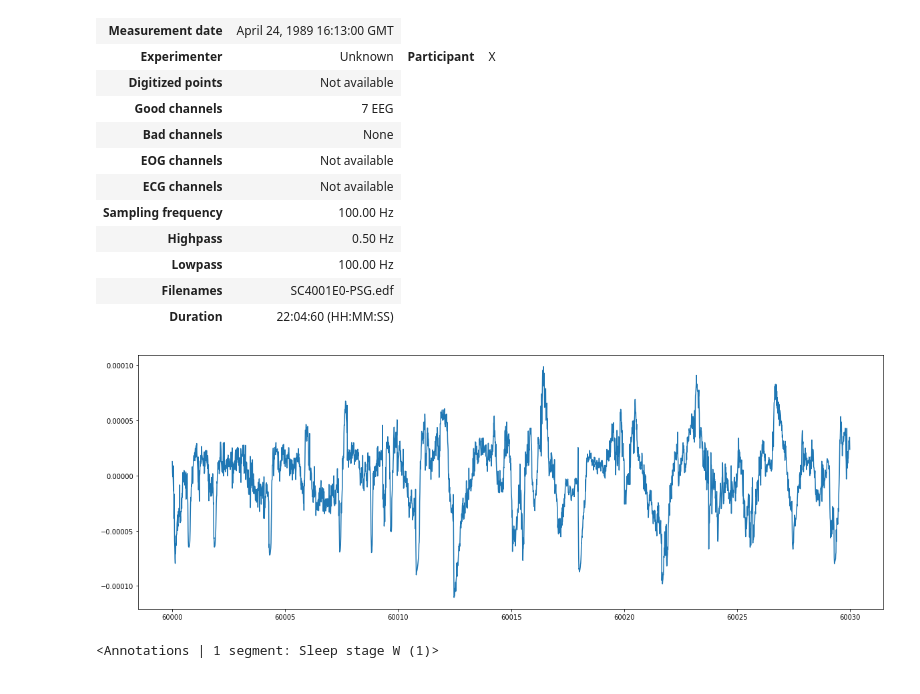
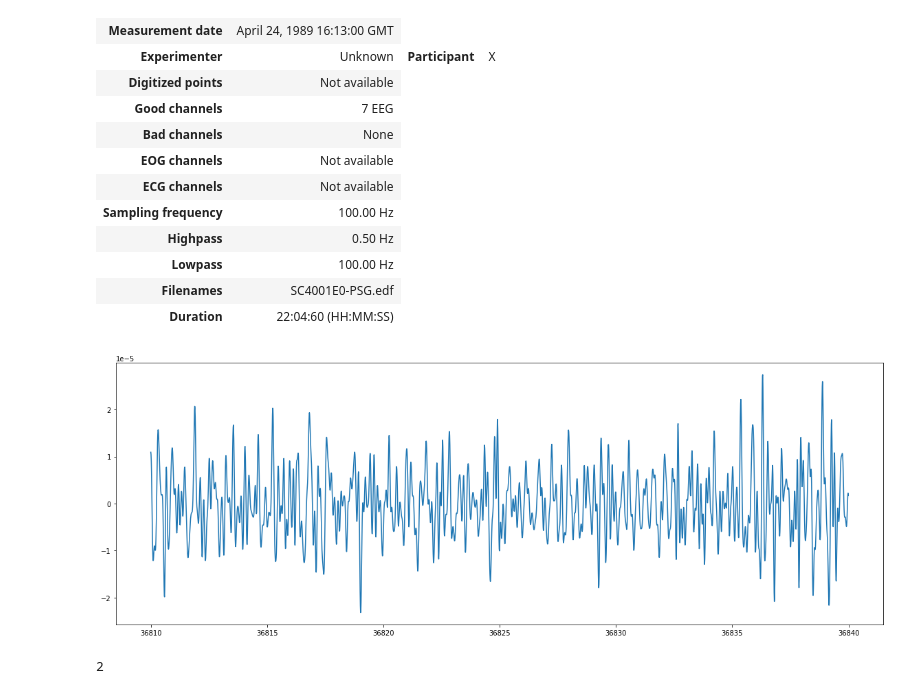
Before and after one commit to papekoja/72.75-ML, a Jupyter notebook: final/dataTest.ipynb, the cells around one changed output. Drawn from its saved outputs; the diff is of its cells as text; code cells hidden in the pictures.

Commit message:
epoch data strucutre

```diff
--- a/final/dataTest.ipynb
+++ b/final/dataTest.ipynb
@@ -68,18 +69,34 @@ psg_data.set_annotations(hypnogramm_annotations)
 | Lowpass | 100.00 Hz |
 | Filenames | SC4001E0-PSG.edf |
 | Duration | 22:04:60 (HH:MM:SS) |
-# %%
-EPOCH_LENGTH = 30
-epoch = 2000
-plt.figure(figsize=(20,7))
-plt.plot(t[int(epoch*EPOCH_LENGTH*fs):int((epoch + 1)*EPOCH_LENGTH*fs)]
-         ,EEG_Fpz_Cz[int(epoch*EPOCH_LENGTH*fs):int((epoch + 1)*EPOCH_LENGTH*fs)])
-plt.show()
-
-start_datetime = psg_data.info['meas_date']
-a = psg_data.annotations.copy().crop(
-    start_datetime.timestamp() + epoch * EPOCH_LENGTH ,start_datetime.timestamp() + epoch * EPOCH_LENGTH + EPOCH_LENGTH )
-a
-# %% [output]
-[figure, removed]
-<Annotations | 1 segment: Sleep stage W (1)>
+# %%
+
+
+EPOCH_LENGTH = 30
+epoch = 1227
+epoch_start = int(epoch*EPOCH_LENGTH*fs)
+epoch_end = int((epoch + 1)*EPOCH_LENGTH*fs)
+
+
+# FILTRADO
+N = 5 # Orden del filtro
+wn = [1,10] # Frecuencias de corte del filtro
+sos = scipy.signal.butter(N, wn, btype = 'bandpass', output = 'sos', fs = fs) # Diseño el filtro
+filtrada = scipy.signal.sosfiltfilt(sos, EEG_Fpz_Cz) # Filtro la señal
+
+
+plt.figure(figsize=(20,7))
+#plt.plot(t[epoch_start:epoch_end] ,EEG_Fpz_Cz[epoch_start:epoch_end])
+plt.plot(t[epoch_start:epoch_end] ,filtrada[epoch_start:epoch_end])
+plt.show()
+
+
+
+start_datetime = psg_data.info['meas_date']
+a = psg_data.annotations.copy().crop(
+    start_datetime.timestamp() + epoch * EPOCH_LENGTH,
+    start_datetime.timestamp() + epoch * EPOCH_LENGTH + EPOCH_LENGTH)
+print(len(a))
+# %% [output]
+[figure, added]
+2
```
Also changed, not shown: parts of 4 cells of this notebook, 1 other file.
